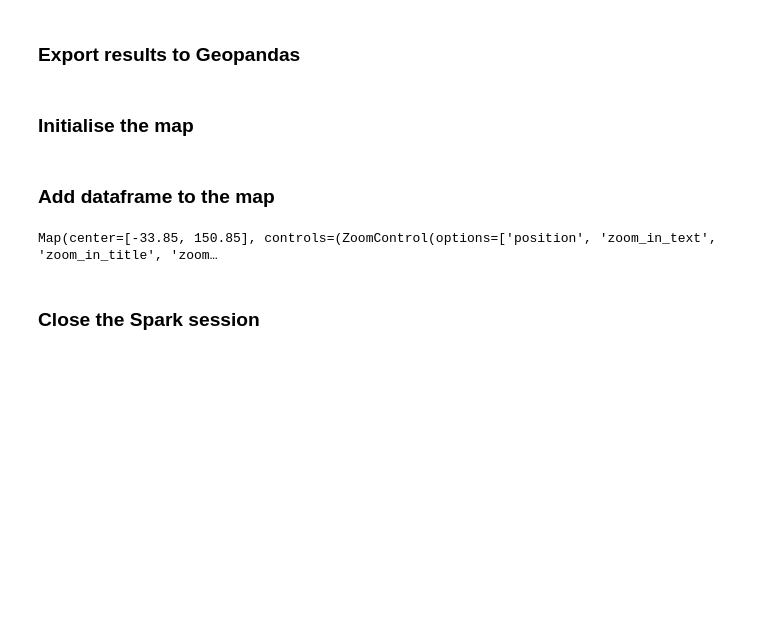
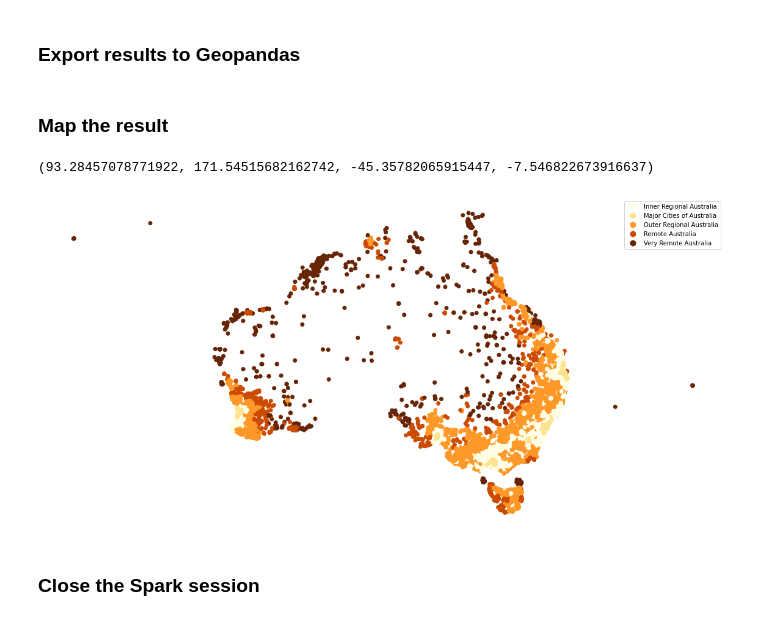
Before and after one commit to iag-geo/spark_testing, a Jupyter notebook: apache_sedona/testing/xx_run_spatial_query.ipynb, the cells around one changed output. Cells and saved outputs as stored; diff of their text form; code cells hidden in the pictures; blank space fills up the shorter version.

Commit message:
matplotlib map added

```diff
--- a/apache_sedona/testing/xx_run_spatial_query.ipynb
+++ b/apache_sedona/testing/xx_run_spatial_query.ipynb
@@ -235,4 +235,4 @@ import geopandas
 pandas_df = join_df.toPandas()
 geopandas_df = geopandas.GeoDataFrame(pandas_df, geometry="geom")
 # %% [markdown]
-### Initialise the map
+### Map the result
@@ -250,21 +239,19 @@ remoteness_map = Map(basemap=basemaps.CartoDB.Positron, center=map_centre, zoom=
-# %% [markdown]
-### Add dataframe to the map
-# %%
-# Create layer
-# point_layer = GeoData(geo_dataframe = geopandas_df,
-#  style={'color': 'black', 'fillColor': '#E0D071', 'opacity':0.03, 'weight':1.9, 'dashArray':'2', 'fillOpacity':0.6},
-#  hover_style={'fillColor': '#b08a3e' , 'fillOpacity': 0.8}, name = 'Countries')
-
-point_layer = MarkerCluster(markers=[Marker(location=geolocation.coords[0][::-1]) \
-                                     for geolocation in geopandas_df.geometry])
-
-# Add the map to the data
-remoteness_map.add_layer(point_layer)
-
-# display map
-remoteness_map
-# %% [output]
-Map(center=[-33.85, 150.85], controls=(ZoomControl(options=['position', 'zoom_in_text', 'zoom_in_title', 'zoom…
+# %%
+import matplotlib.pyplot as plt
+
+fig, ax = plt.subplots(1, figsize=(20, 20))
+
+geopandas_df.plot(
+    column="bdy_type",
+    legend=True,
+    cmap='YlOrBr',
+    ax=ax
+)
+
+ax.axis('off')
+# %% [output]
+(93.28457078771922, 171.54515682162742, -45.35782065915447, -7.546822673916637)
+[figure, added]
 # %% [markdown]
 ### Close the Spark session
 # %%
```
Also changed, not shown: parts of 1 cell of this notebook.
